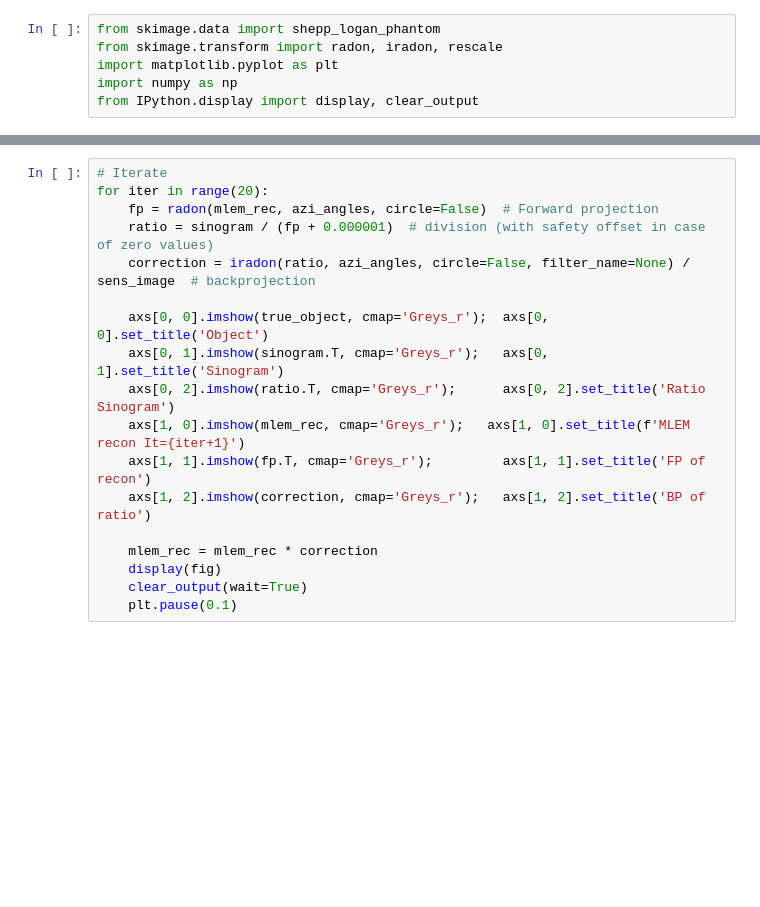
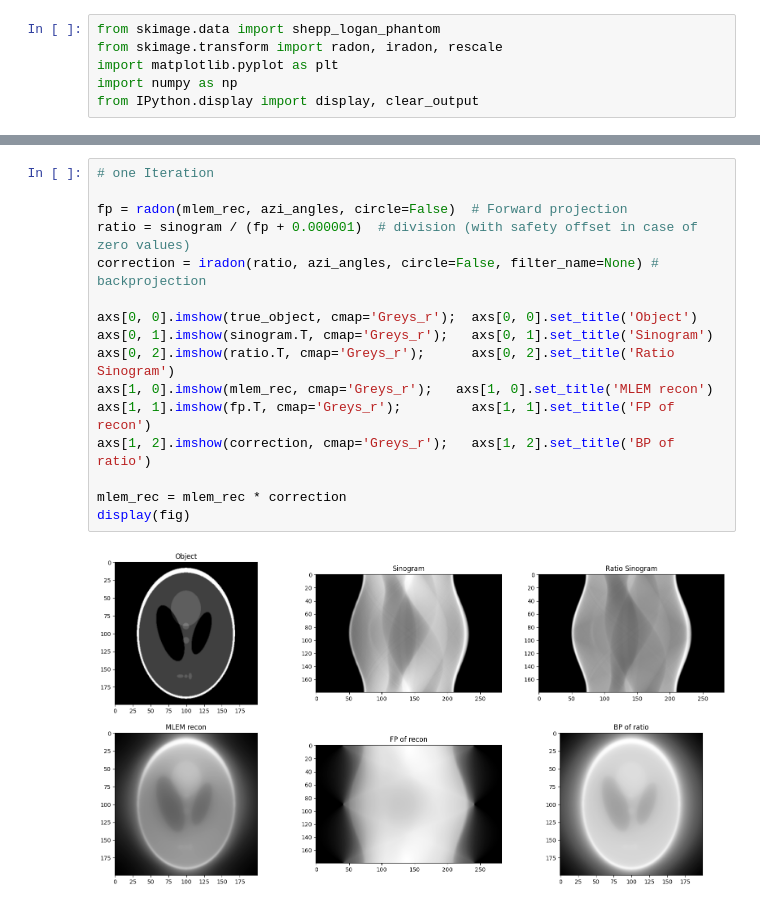
Before and after one commit to tguiot/IIP-animations, a Jupyter notebook: reconstruction/iterative_reconstruction.ipynb, the cells around one changed output, grey strips where cells are left out. Saved outputs shown, nothing was run; the diff lists cells and outputs as text; blank space fills up the shorter version.

```diff
--- a/reconstruction/iterative_reconstruction.ipynb
+++ b/reconstruction/iterative_reconstruction.ipynb
@@ -27,18 +35,18 @@ sens_image = iradon(sino_ones, azi_angles, circle=False, filter_name=None)
 # %%
-# Iterate
-for iter in range(20):
-    fp = radon(mlem_rec, azi_angles, circle=False)  # Forward projection
-    ratio = sinogram / (fp + 0.000001)  # division (with safety offset in case of zero values)
-    correction = iradon(ratio, azi_angles, circle=False, filter_name=None) / sens_image  # backprojection
+# one Iteration
 
-    axs[0, 0].imshow(true_object, cmap='Greys_r');  axs[0, 0].set_title('Object')
-    axs[0, 1].imshow(sinogram.T, cmap='Greys_r');   axs[0, 1].set_title('Sinogram')
-    axs[0, 2].imshow(ratio.T, cmap='Greys_r');      axs[0, 2].set_title('Ratio Sinogram')
-    axs[1, 0].imshow(mlem_rec, cmap='Greys_r');   axs[1, 0].set_title(f'MLEM recon It={iter+1}')
-    axs[1, 1].imshow(fp.T, cmap='Greys_r');         axs[1, 1].set_title('FP of recon')
-    axs[1, 2].imshow(correction, cmap='Greys_r');   axs[1, 2].set_title('BP of ratio')
+fp = radon(mlem_rec, azi_angles, circle=False)  # Forward projection
+ratio = sinogram / (fp + 0.000001)  # division (with safety offset in case of zero values)
+correction = iradon(ratio, azi_angles, circle=False, filter_name=None) # backprojection
 
-    mlem_rec = mlem_rec * correction
-    display(fig)
-    clear_output(wait=True)
-    plt.pause(0.1)
+axs[0, 0].imshow(true_object, cmap='Greys_r');  axs[0, 0].set_title('Object')
+axs[0, 1].imshow(sinogram.T, cmap='Greys_r');   axs[0, 1].set_title('Sinogram')
+axs[0, 2].imshow(ratio.T, cmap='Greys_r');      axs[0, 2].set_title('Ratio Sinogram')
+axs[1, 0].imshow(mlem_rec, cmap='Greys_r');   axs[1, 0].set_title('MLEM recon')
+axs[1, 1].imshow(fp.T, cmap='Greys_r');         axs[1, 1].set_title('FP of recon')
+axs[1, 2].imshow(correction, cmap='Greys_r');   axs[1, 2].set_title('BP of ratio')
+
+mlem_rec = mlem_rec * correction
+display(fig)
+# %% [output]
+[figure, added]
```
Also changed, not shown: parts of 5 cells of this notebook, 6 other files.
